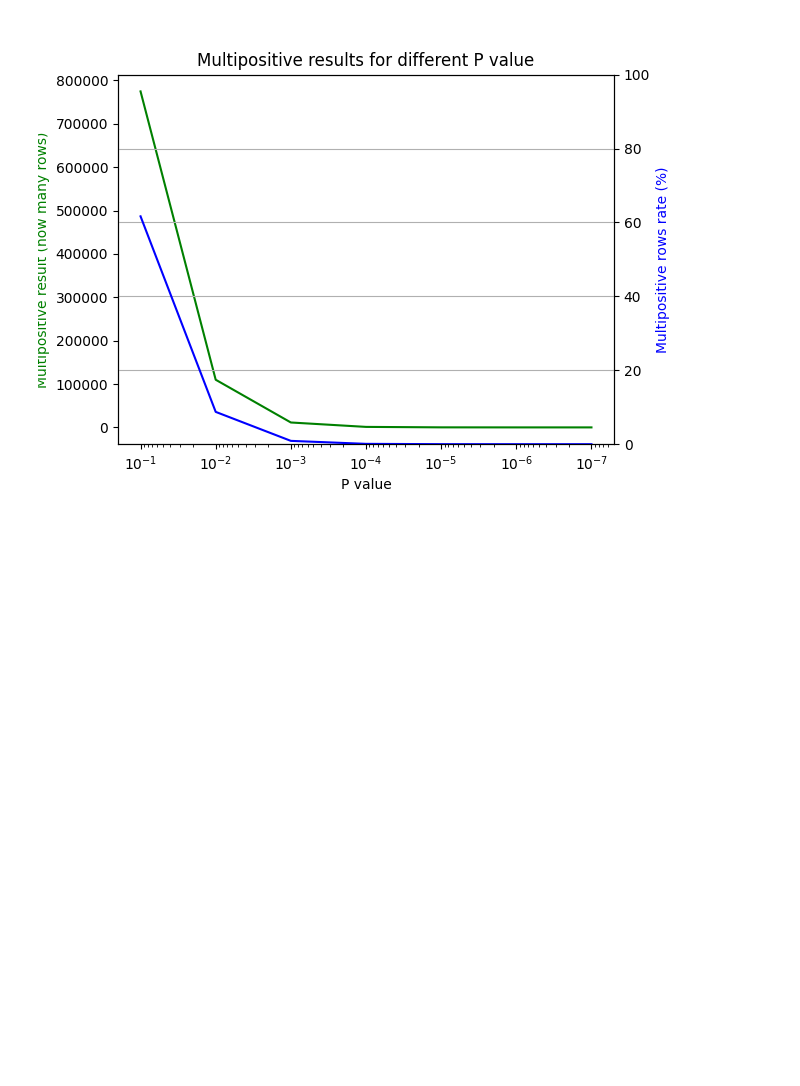
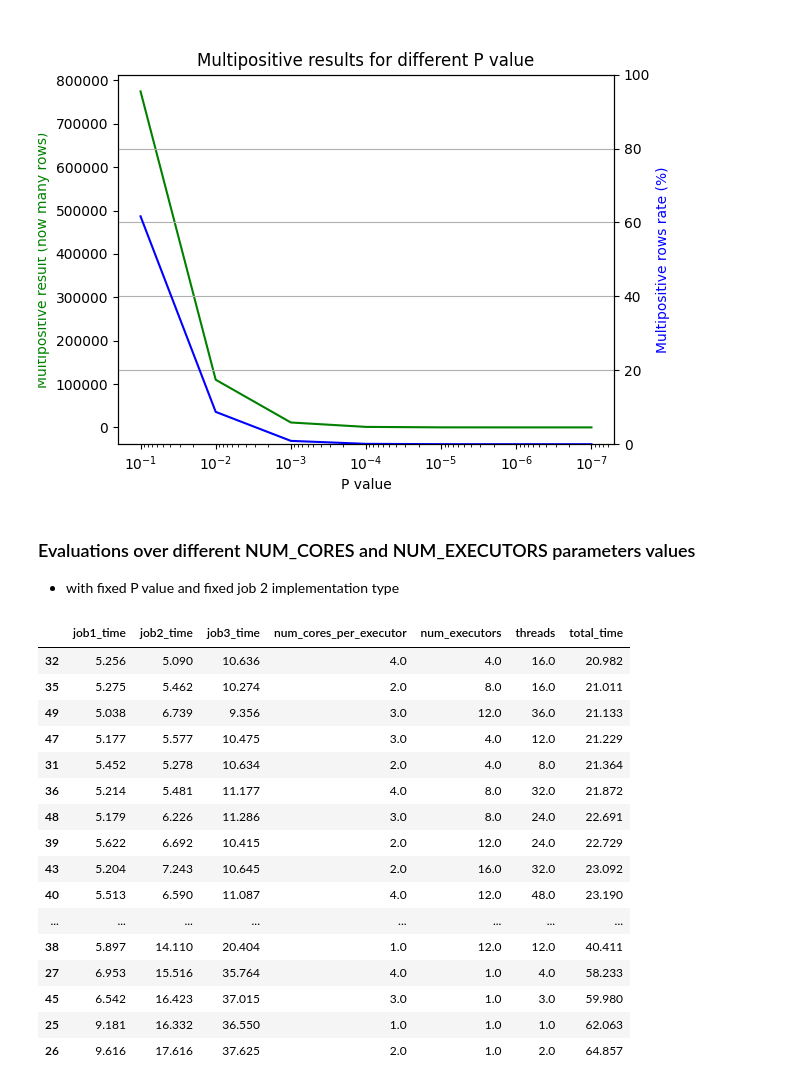
Before and after one commit to Ruggero1912/mapreduce-bloom-filters, a Jupyter notebook: ipynb-for-plots/plots.ipynb, the cells around one changed output. Drawn from its saved outputs; the diff is of its cells as text; code cells hidden in the pictures; blank space fills up the shorter version.

```diff
--- a/ipynb-for-plots/plots.ipynb
+++ b/ipynb-for-plots/plots.ipynb
@@ -283,3 +284,39 @@ plt.grid(axis="y")
 plt.show()
 # %% [output]
 [figure]
+# %% [markdown]
+### Evaluations over different NUM_CORES and NUM_EXECUTORS parameters values
+- with fixed P value and fixed job 2 implementation type
+# %%
+import pandas as pd
+
+res_t = pd.read_csv("spark_results_CORES_EXECUTORS.csv", index_col=0)
+
+res_t["threads"] = res_t["num_executors"] * res_t["num_cores_per_executor"]
+res_t["total_time"] = res_t["job1_time"] + res_t["job2_time"] + res_t["job3_time"]
+
+#res_t.sort_values(by="threads", ascending=False, inplace=True)
+
+res_t.sort_values(by="total_time", ascending=True, inplace=True)
+
+res_t.drop(["P_value", "job2 kind", "multipositive_counter", "multipositive_rate"], axis=1, inplace=True)
+
+res_t
+# %% [output]
+|  | job1_time | job2_time | job3_time | num_cores_per_executor | num_executors | threads | total_time |
+| 32 | 5.256 | 5.090 | 10.636 | 4.0 | 4.0 | 16.0 | 20.982 |
+| 35 | 5.275 | 5.462 | 10.274 | 2.0 | 8.0 | 16.0 | 21.011 |
+| 49 | 5.038 | 6.739 | 9.356 | 3.0 | 12.0 | 36.0 | 21.133 |
+| 47 | 5.177 | 5.577 | 10.475 | 3.0 | 4.0 | 12.0 | 21.229 |
+| 31 | 5.452 | 5.278 | 10.634 | 2.0 | 4.0 | 8.0 | 21.364 |
+| 36 | 5.214 | 5.481 | 11.177 | 4.0 | 8.0 | 32.0 | 21.872 |
+| 48 | 5.179 | 6.226 | 11.286 | 3.0 | 8.0 | 24.0 | 22.691 |
+| 39 | 5.622 | 6.692 | 10.415 | 2.0 | 12.0 | 24.0 | 22.729 |
+| 43 | 5.204 | 7.243 | 10.645 | 2.0 | 16.0 | 32.0 | 23.092 |
+| 40 | 5.513 | 6.590 | 11.087 | 4.0 | 12.0 | 48.0 | 23.190 |
+| ... | ... | ... | ... | ... | ... | ... | ... |
+| 38 | 5.897 | 14.110 | 20.404 | 1.0 | 12.0 | 12.0 | 40.411 |
+| 27 | 6.953 | 15.516 | 35.764 | 4.0 | 1.0 | 4.0 | 58.233 |
+| 45 | 6.542 | 16.423 | 37.015 | 3.0 | 1.0 | 3.0 | 59.980 |
+| 25 | 9.181 | 16.332 | 36.550 | 1.0 | 1.0 | 1.0 | 62.063 |
+| 26 | 9.616 | 17.616 | 37.625 | 2.0 | 1.0 | 2.0 | 64.857 |
```
Also changed, not shown: parts of 3 cells of this notebook, 2 other files.
